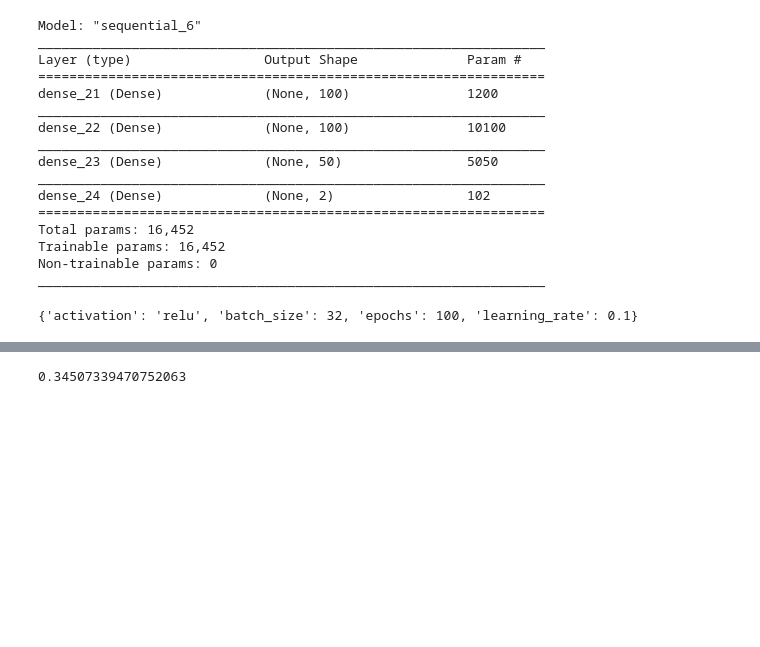
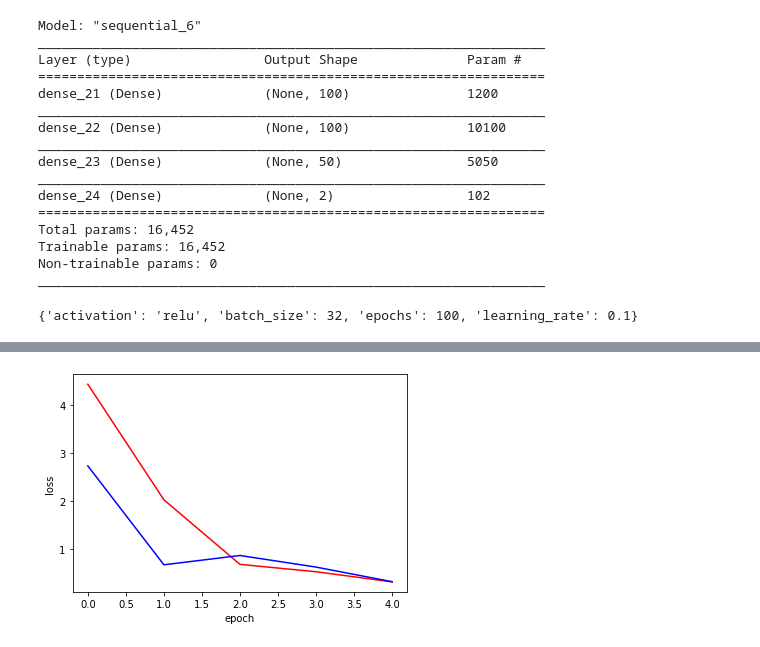
Before and after one commit to nonoumasy/Deep-Learning-on-Tips-dataset, a Jupyter notebook: Deep_Learning_on_Tips_dataset.ipynb, the cells around one changed output, grey strips where cells are left out. Cells and saved outputs as stored; diff of their text form; code cells hidden in the pictures; blank space fills up the shorter version.

```diff
--- a/Deep_Learning_on_Tips_dataset.ipynb
+++ b/Deep_Learning_on_Tips_dataset.ipynb
@@ -170,15 +170,15 @@ X_scaled = pipe.fit_transform(X)
 
 n_cols = X_scaled.shape[1]
 
-model = Sequential()
-model.add(Dense(500, activation='relu', input_shape=(n_cols,)))
-model.add(Dense(300, activation='relu'))
-model.add(Dense(300, activation='relu'))
-model.add(Dense(1))
-model.compile(optimizer='adam', loss='mean_squared_error')
+reg_model = Sequential()
+reg_model.add(Dense(500, activation='relu', input_shape=(n_cols,)))
+reg_model.add(Dense(300, activation='relu'))
+reg_model.add(Dense(300, activation='relu'))
+reg_model.add(Dense(1))
+reg_model.compile(optimizer='adam', loss='mean_squared_error')
 
-model.fit(X_scaled, y_reshaped, validation_split=0.3, epochs=5)
-model.evaluate(X_scaled, y_reshaped)
+reg_model.fit(X_scaled, y_reshaped, validation_split=0.3, epochs=5)
+reg_model.evaluate(X_scaled, y_reshaped)
 # %% [output]
 Train on 170 samples, validate on 74 samples
 Epoch 1/5
@@ -206,8 +196,9 @@ y_pred = lin_reg.predict(X_test)
-# %%
-#
-lin_reg.score(X_test, y_test)
-
-#
-r2_score(y_test, y_pred)
-# %% [output]
-0.34507339470752063
+# %%
+# visualize results
+plt.plot(reg_model.history.history['loss'], 'r')
+plt.plot(reg_model.history.history['val_loss'], 'b')
+plt.xlabel('epoch')
+plt.ylabel('loss')
+plt.show()
+# %% [output]
+[figure, added]
```
Also changed, not shown: parts of 10 cells of this notebook.
